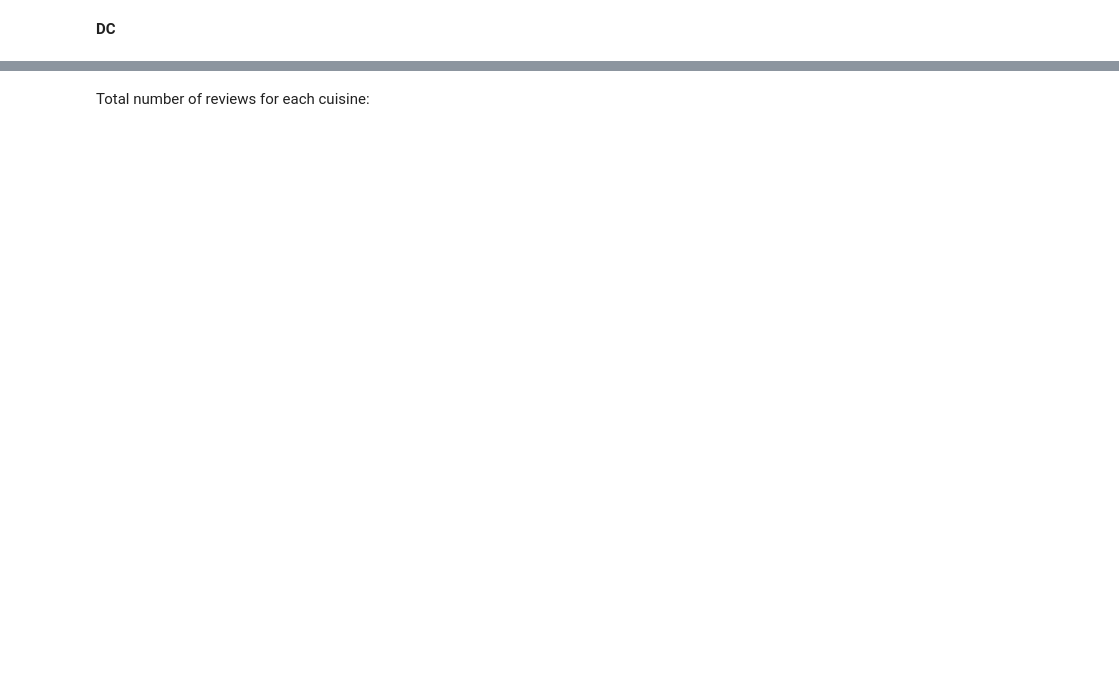
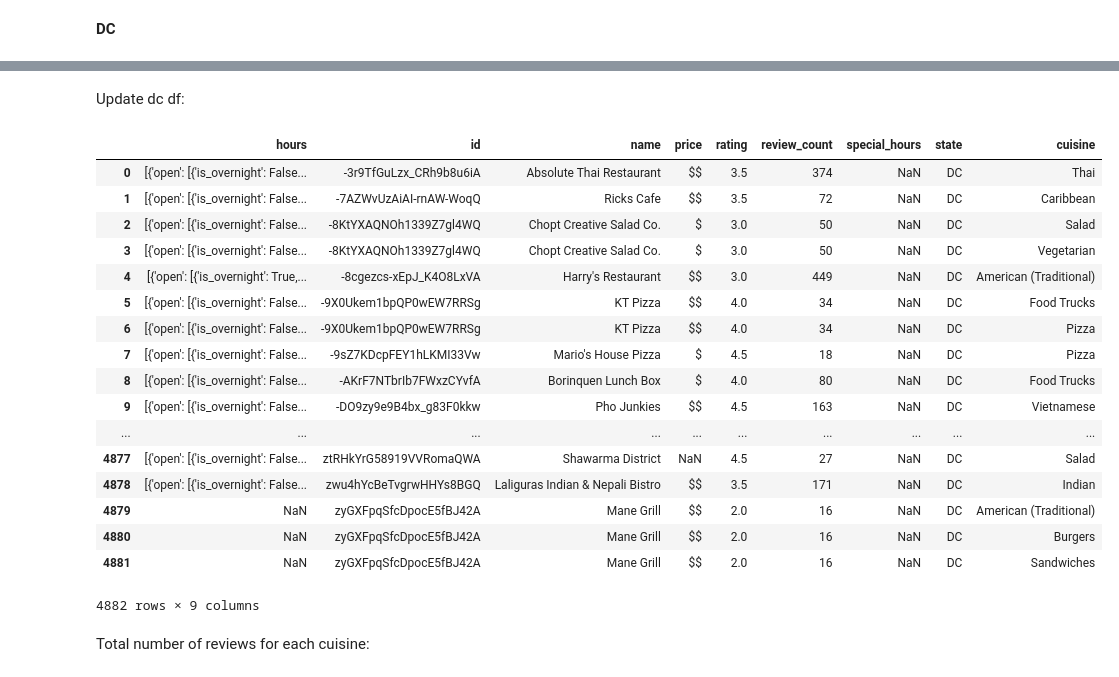
Before and after one commit to mzhou356/Mod3-Project, a Jupyter notebook: Data Cleaning for Cuisines and Hours.ipynb, the cells around one changed output, grey strips where cells are left out. Cells and saved outputs as stored; diff of their text form; code cells hidden in the pictures; blank space fills up the shorter version.

Commit message:
Ngoc's cuisine cleaning

```diff
--- a/Data Cleaning for Cuisines and Hours.ipynb
+++ b/Data Cleaning for Cuisines and Hours.ipynb
@@ -189,0 +254,2 @@ df.head()
+# %%
+df.drop("cuisines", inplace=True, axis=1)
@@ -208,0 +295,2 @@ md.shape
+# %%
+dc_count_by_cuisine = dc.groupby("cuisine")["review_count"].count()
@@ -208,0 +309,2 @@ md.shape
+# %%
+dc_cuisines = dc_count_by_cuisine[dc_count_by_cuisine >= 20].index
@@ -209,3 +329,29 @@ md.shape
+# %% [markdown]
+Update dc df:
+# %%
+dc_new = dc[dc.cuisine.isin(dc_cuisines)]
+dc_new.reset_index(inplace=True, drop=True)
+# %%
+dc_new
+# %% [output]
+|  | hours | id | name | price | rating | review_count | special_hours | state | cuisine |
+| 0 | [{'open': [{'is_overnight': False... | -3r9TfGuLzx_CRh9b8u6iA | Absolute Thai Restaurant | $$ | 3.5 | 374 | NaN | DC | Thai |
+| 1 | [{'open': [{'is_overnight': False... | -7AZWvUzAiAI-rnAW-WoqQ | Ricks Cafe | $$ | 3.5 | 72 | NaN | DC | Caribbean |
+| 2 | [{'open': [{'is_overnight': False... | -8KtYXAQNOh1339Z7gl4WQ | Chopt Creative Salad Co. | $ | 3.0 | 50 | NaN | DC | Salad |
+| 3 | [{'open': [{'is_overnight': False... | -8KtYXAQNOh1339Z7gl4WQ | Chopt Creative Salad Co. | $ | 3.0 | 50 | NaN | DC | Vegetarian |
+| 4 | [{'open': [{'is_overnight': True,... | -8cgezcs-xEpJ_K4O8LxVA | Harry's Restaurant | $$ | 3.0 | 449 | NaN | DC | American (Traditional) |
+| 5 | [{'open': [{'is_overnight': False... | -9X0Ukem1bpQP0wEW7RRSg | KT Pizza | $$ | 4.0 | 34 | NaN | DC | Food Trucks |
+| 6 | [{'open': [{'is_overnight': False... | -9X0Ukem1bpQP0wEW7RRSg | KT Pizza | $$ | 4.0 | 34 | NaN | DC | Pizza |
+| 7 | [{'open': [{'is_overnight': False... | -9sZ7KDcpFEY1hLKMI33Vw | Mario's House Pizza | $ | 4.5 | 18 | NaN | DC | Pizza |
+| 8 | [{'open': [{'is_overnight': False... | -AKrF7NTbrIb7FWxzCYvfA | Borinquen Lunch Box | $ | 4.0 | 80 | NaN | DC | Food Trucks |
+| 9 | [{'open': [{'is_overnight': False... | -DO9zy9e9B4bx_g83F0kkw | Pho Junkies | $$ | 4.5 | 163 | NaN | DC | Vietnamese |
+| ... | ... | ... | ... | ... | ... | ... | ... | ... | ... |
+| 4877 | [{'open': [{'is_overnight': False... | ztRHkYrG58919VVRomaQWA | Shawarma District | NaN | 4.5 | 27 | NaN | DC | Salad |
+| 4878 | [{'open': [{'is_overnight': False... | zwu4hYcBeTvgrwHHYs8BGQ | Laliguras Indian & Nepali Bistro | $$ | 3.5 | 171 | NaN | DC | Indian |
+| 4879 | NaN | zyGXFpqSfcDpocE5fBJ42A | Mane Grill | $$ | 2.0 | 16 | NaN | DC | American (Traditional) |
+| 4880 | NaN | zyGXFpqSfcDpocE5fBJ42A | Mane Grill | $$ | 2.0 | 16 | NaN | DC | Burgers |
+| 4881 | NaN | zyGXFpqSfcDpocE5fBJ42A | Mane Grill | $$ | 2.0 | 16 | NaN | DC | Sandwiches |
+4882 rows × 9 columns
 # %% [markdown]
 Total number of reviews for each cuisine:
 # %%
```
Also changed, not shown: parts of 72 cells of this notebook.
